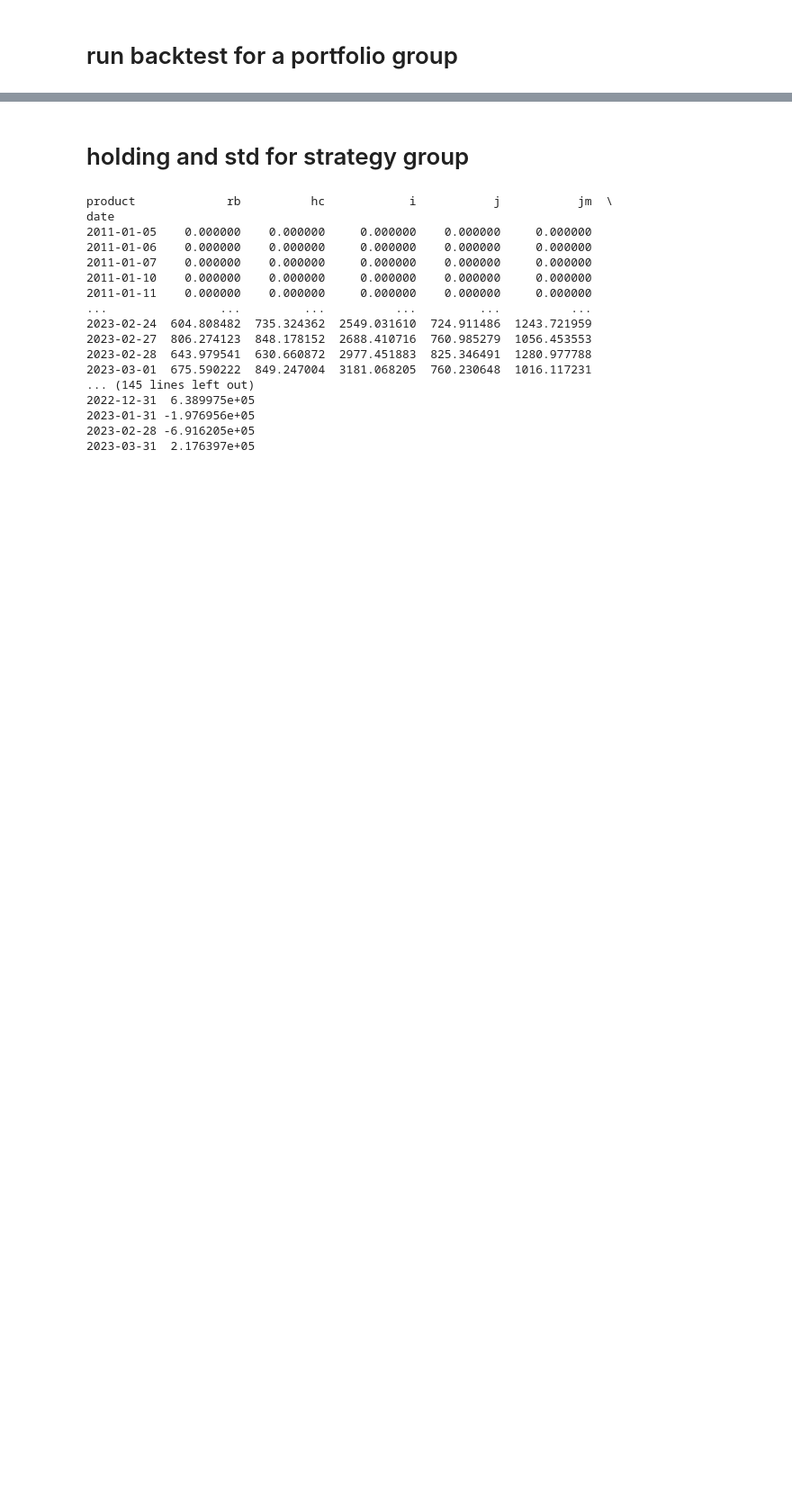
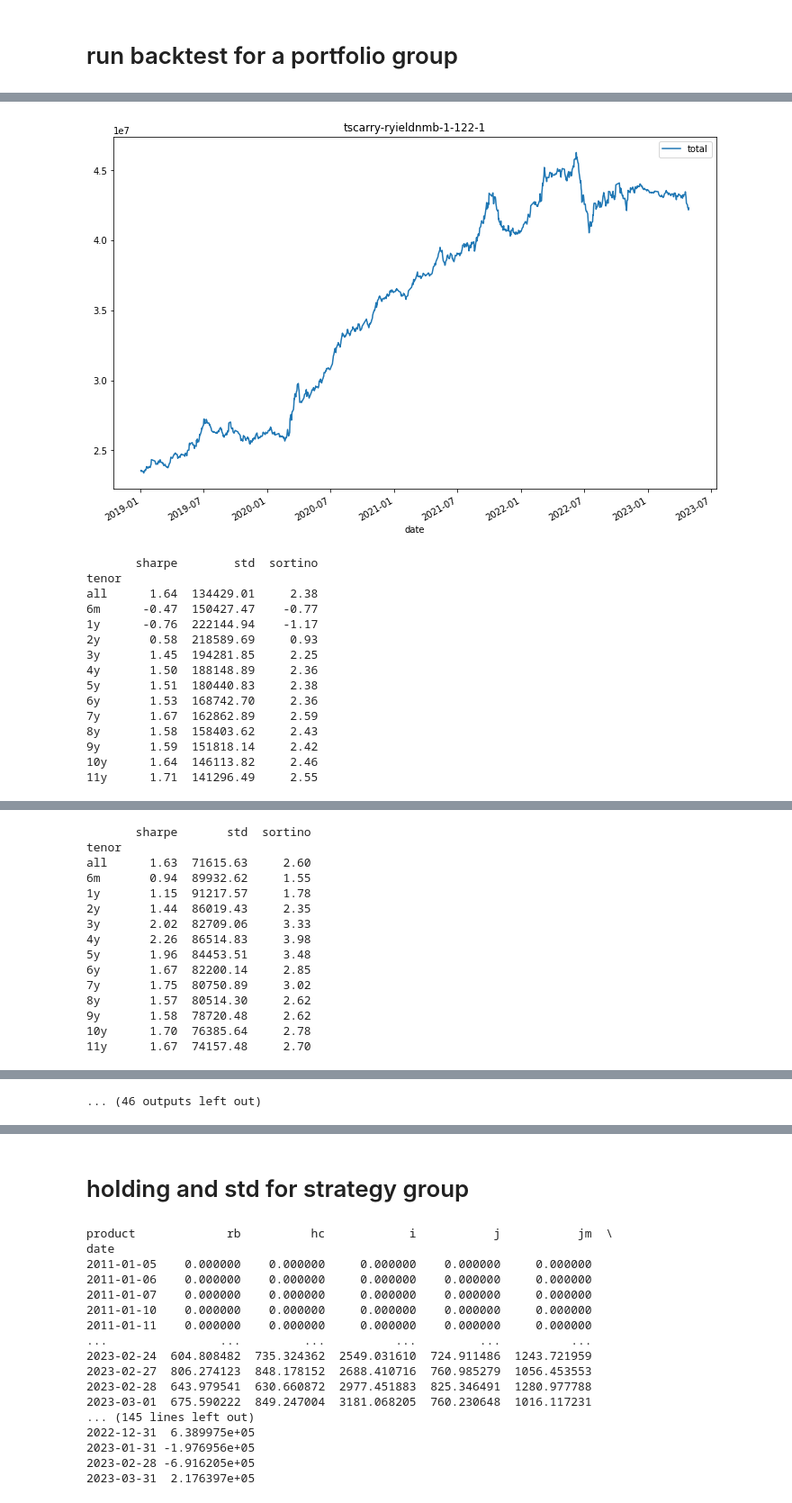
Before and after one commit to harvey1673/pyktrader3, a Jupyter notebook: bktest/bktest_factor_portfolio_ret.ipynb, the cells around one changed output, grey strips where cells are left out. Shown at 90% size. Drawn from its saved outputs; the diff is of its cells as text; code cells hidden in the pictures; blank space fills up the shorter version.

```diff
--- a/bktest/bktest_factor_portfolio_ret.ipynb
+++ b/bktest/bktest_factor_portfolio_ret.ipynb
@@ -570,7 +521,7 @@ dict_keys(['CAL_30b_elite', 'CAL_30b_test', 'hot_test', 'hot_elite'])
 file_folder = "C:\\dev\\data\\data_cache\\"
 
 start_date = datetime.date(2011,1,1)
-end_date = datetime.date(2023,4,25)
+end_date = datetime.date(2023,4,28)
 
 scenario_map = {
     'test': scenarios_test,
@@ -660,7 +611,7 @@ for scen in scenarios:
             run_args['win'] = win
         elif signal_name == 'leader_lagger':
             run_args['product_list'] = ['rb', 'hc', 'i', 'j', 'jm', 'FG', 'cu', 'al', 'zn', 'sn',
-                'l', 'pp', 'v', 'TA', 'sc', 'y', 'p', 'OI', 'SM', 'eb', 'eg', 'UR', 'ss', 'ni']
+                'l', 'pp', 'v', 'TA', 'sc', 'y', 'p', 'OI', 'SM', 'eb', 'eg', 'UR', 'ss', 'ni',]
             run_args['conv_func'] = 'qtl'
             run_args['signal_func'] = leader_lagger
     bt_metrics = run_backtest(df, run_args)
@@ -673,30 +624,47 @@ for scen in scenarios:
     perf_stats = transform_output(pnl_stats)
     print(perf_stats.round(2))
     #print('pnl per trade: %s, turnover: %s\n' % (pnl_stats['pnl_per_trade'], pnl_stats['turnover']))
 
     if run_pos_sum:
         pos_sum = pos_sum.add(bt_metrics.holdings * weight, fill_value = 0)
 
 df_pxchg = get_px_chg(df, exec_mode=exec_mode, chg_type='pct', contract='c1')
 df_pxchg = df_pxchg[product_list].reindex(index=pos_sum.index)
 
 bt_met = MetricsBase(holdings=pos_sum, returns=df_pxchg)
 port_stats = bt_met.calculate_pnl_stats(shift=0, tenors=pnl_tenors, perf_metrics=['sharpe', 'std', 'sortino', 'calmar'])
 port_stats['portfolio_cumpnl'][port_start:].plot(title="Total portfolio ")
 plt.show()
 perf_stats = transform_output(port_stats)
 print(perf_stats.round(2))
 print('pnl per trade: %s, turnover: %s\n' % (port_stats['pnl_per_trade'], port_stats['turnover']))
 bt_empirics[run_key] = bt_met
 
 bt_metrics = bt_met
 
 close_prices = df.loc[:, (df.columns.get_level_values(1)=='c1') & (df.columns.get_level_values(2)=='close')].droplevel([1, 2], axis=1)
 close_prices = close_prices[product_list]
 open_prices = df.loc[:, (df.columns.get_level_values(1)=='c1') & (df.columns.get_level_values(2)=='open')].droplevel([1, 2], axis=1)
 open_prices = open_prices[product_list]
 asset_pnl = bt_met.calculate_daily_pnl(open_prices, close_prices, mode='ret')
 port_pnl = asset_pnl.sum(axis=1).cumsum().to_frame('total')
 holdings[run_key] = pos_sum[product_list].divide(close_prices[product_list])
 print(port_pnl[-40:])
 port_pnl.to_csv(file_folder + "port_pnl.csv")
+# %% [output]
+[figure, added]
+       sharpe        std  sortino
+tenor
+all      1.64  134429.01     2.38
+6m      -0.47  150427.47    -0.77
+1y      -0.76  222144.94    -1.17
+2y       0.58  218589.69     0.93
+3y       1.45  194281.85     2.25
+4y       1.50  188148.89     2.36
+5y       1.51  180440.83     2.38
+6y       1.53  168742.70     2.36
+7y       1.67  162862.89     2.59
+8y       1.58  158403.62     2.43
+9y       1.59  151818.14     2.42
+10y      1.64  146113.82     2.46
+11y      1.71  141296.49     2.55
@@ -702,0 +672,15 @@ port_pnl.to_csv(file_folder + "port_pnl.csv")
+       sharpe       std  sortino
+tenor
+all      1.63  71615.63     2.60
+6m       0.94  89932.62     1.55
+1y       1.15  91217.57     1.78
+2y       1.44  86019.43     2.35
+3y       2.02  82709.06     3.33
+4y       2.26  86514.83     3.98
+5y       1.96  84453.51     3.48
+6y       1.67  82200.14     2.85
+7y       1.75  80750.89     3.02
+8y       1.57  80514.30     2.62
+9y       1.58  78720.48     2.62
+10y      1.70  76385.64     2.78
+11y      1.67  74157.48     2.70
@@ -702,0 +751 @@ port_pnl.to_csv(file_folder + "port_pnl.csv")
+... (46 outputs left out)
```
Also changed, not shown: parts of 15 cells of this notebook, 2 other files.
